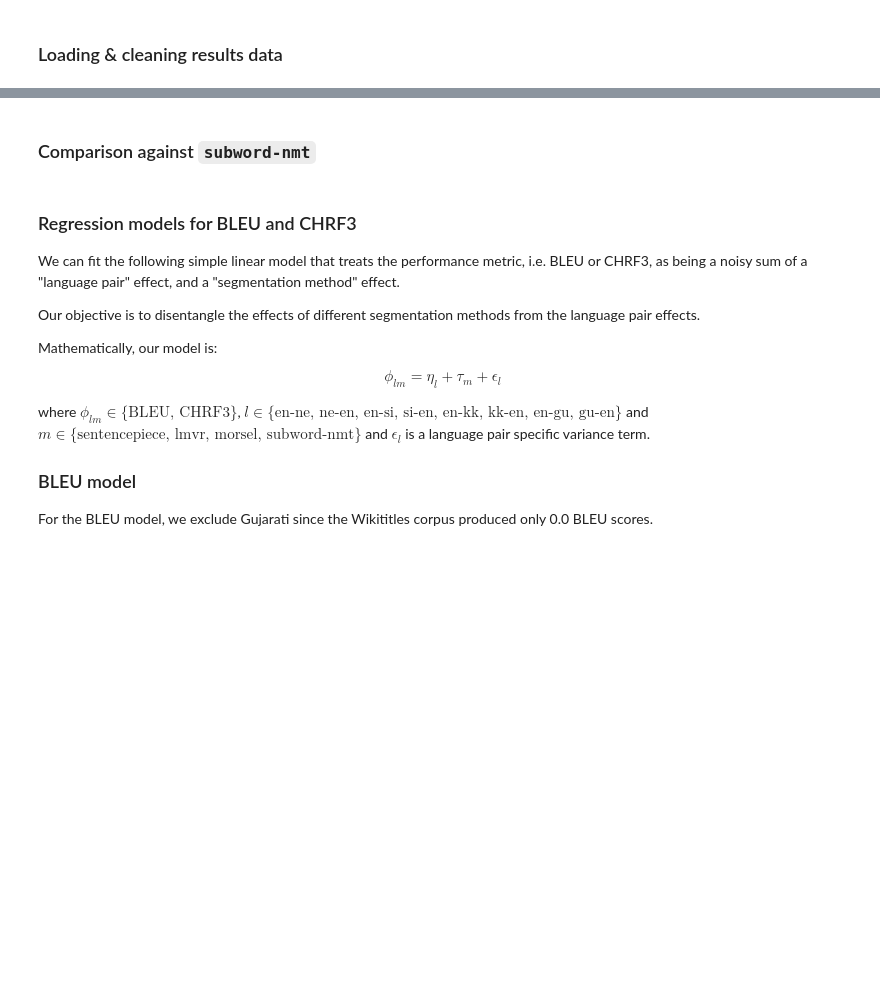
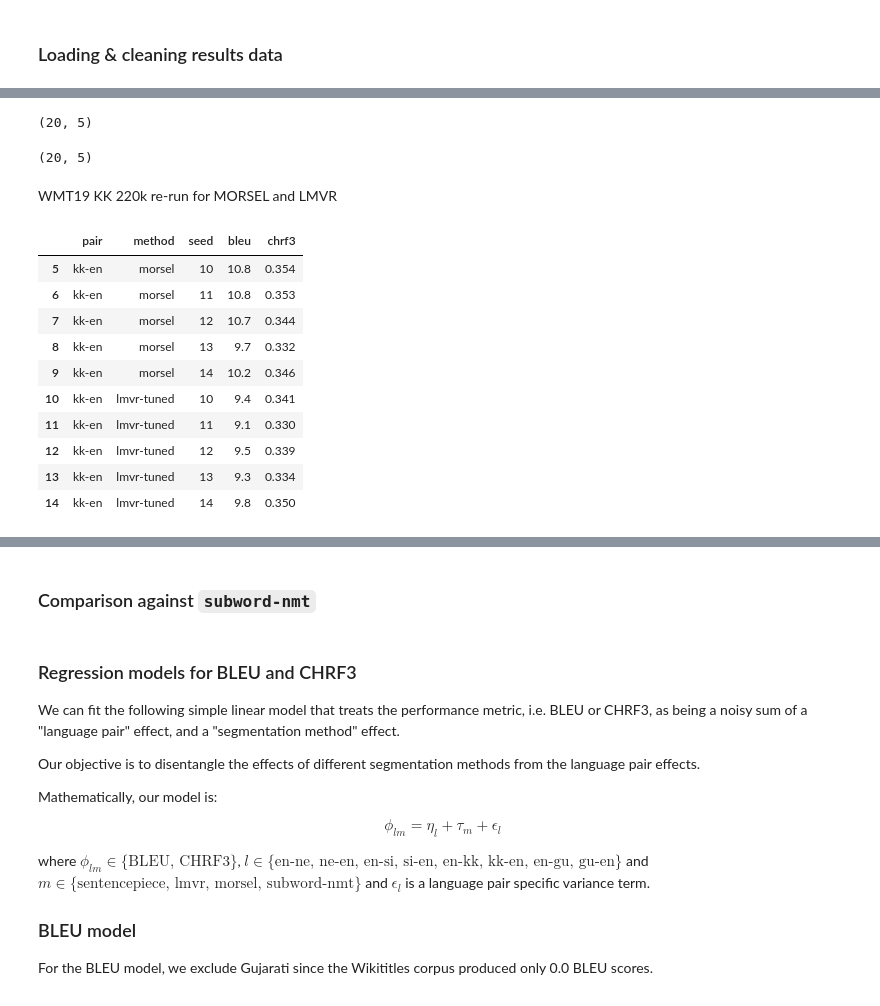
Before and after one commit to j0ma/flores, a Jupyter notebook: combined-results-analysis.ipynb, the cells around one changed output, grey strips where cells are left out. Cells and saved outputs as stored; diff of their text form; code cells hidden in the pictures; blank space fills up the shorter version.

```diff
--- a/combined-results-analysis.ipynb
+++ b/combined-results-analysis.ipynb
@@ -21,0 +28,10 @@ wmt19_results.method = wmt19_results.method.str.replace('baseline', 'sentencepie
+# %%
+wmt19_results_220k_old[wmt19_results_220k_old.pair == 'kk-en'].shape
+# %% [output]
+(20, 5)
+# %%
+wmt19_results_220k_old[wmt19_results_220k_old.pair == 'en-kk'].shape
+# %% [output]
+(20, 5)
+# %% [markdown]
+WMT19 KK 220k re-run for MORSEL and LMVR
@@ -21,0 +43,14 @@ wmt19_results.method = wmt19_results.method.str.replace('baseline', 'sentencepie
+# %%
+wmt19_results_220k_rerun[wmt19_results_220k_rerun.pair == 'kk-en']
+# %% [output]
+|  | pair | method | seed | bleu | chrf3 |
+| 5 | kk-en | morsel | 10 | 10.8 | 0.354 |
+| 6 | kk-en | morsel | 11 | 10.8 | 0.353 |
+| 7 | kk-en | morsel | 12 | 10.7 | 0.344 |
+| 8 | kk-en | morsel | 13 | 9.7 | 0.332 |
+| 9 | kk-en | morsel | 14 | 10.2 | 0.346 |
+| 10 | kk-en | lmvr-tuned | 10 | 9.4 | 0.341 |
+| 11 | kk-en | lmvr-tuned | 11 | 9.1 | 0.330 |
+| 12 | kk-en | lmvr-tuned | 12 | 9.5 | 0.339 |
+| 13 | kk-en | lmvr-tuned | 13 | 9.3 | 0.334 |
+| 14 | kk-en | lmvr-tuned | 14 | 9.8 | 0.350 |
```
Also changed, not shown: parts of 88 cells of this notebook, 3 other files.
